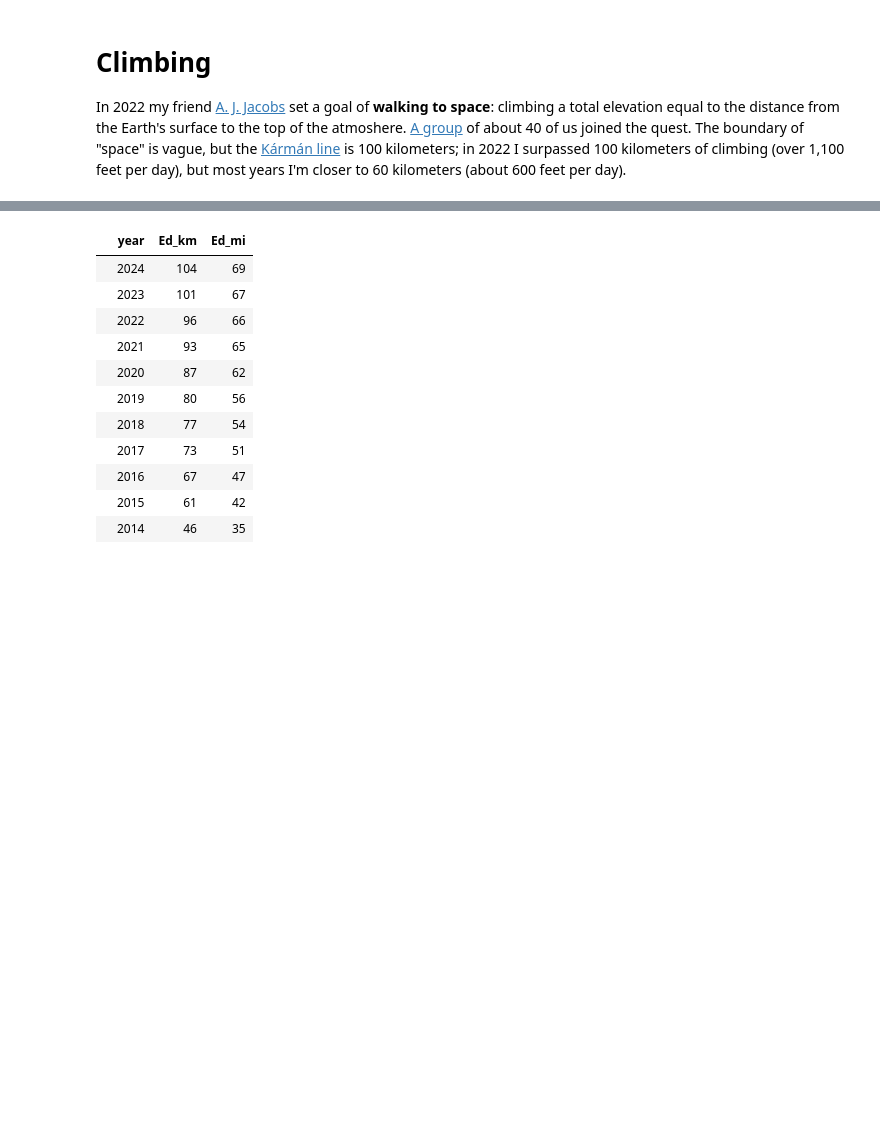
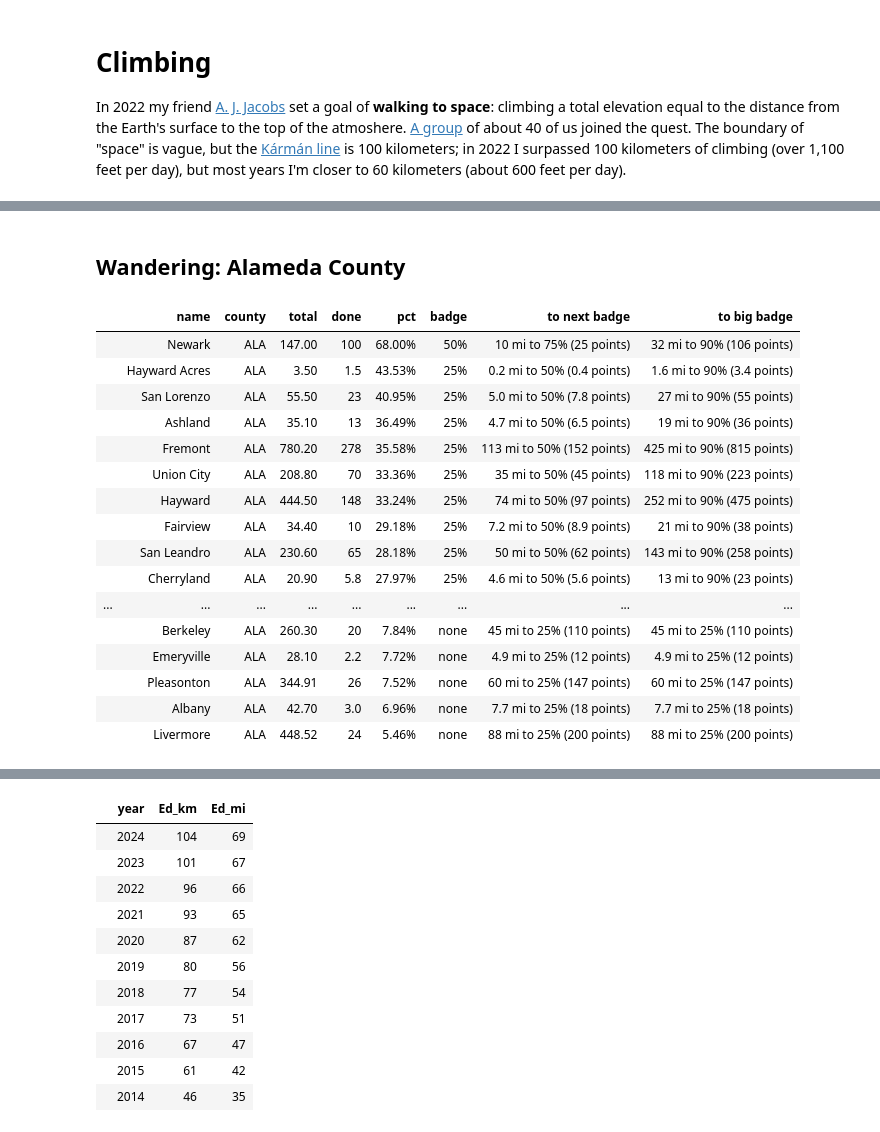
Before and after one commit to norvig/pytudes, a Jupyter notebook: ipynb/Bike-Stats.ipynb, the cells around one changed output, grey strips where cells are left out. Saved outputs shown, nothing was run; the diff lists cells and outputs as text; code cells hidden in the pictures; blank space fills up the shorter version.

```diff
--- a/ipynb/Bike-Stats.ipynb
+++ b/ipynb/Bike-Stats.ipynb
@@ -125,0 +170,22 @@ small_places
+# %% [markdown]
+## Wandering: Alameda County
+# %%
+wandrer(county='ALA')
+# %% [output]
+|  | name | county | total | done | pct | badge | to next badge | to big badge |
+|  | Newark | ALA | 147.00 | 100 | 68.00% | 50% | 10 mi to 75% (25 points) | 32 mi to 90% (106 points) |
+|  | Hayward Acres | ALA | 3.50 | 1.5 | 43.53% | 25% | 0.2 mi to 50% (0.4 points) | 1.6 mi to 90% (3.4 points) |
+|  | San Lorenzo | ALA | 55.50 | 23 | 40.95% | 25% | 5.0 mi to 50% (7.8 points) | 27 mi to 90% (55 points) |
+|  | Ashland | ALA | 35.10 | 13 | 36.49% | 25% | 4.7 mi to 50% (6.5 points) | 19 mi to 90% (36 points) |
+|  | Fremont | ALA | 780.20 | 278 | 35.58% | 25% | 113 mi to 50% (152 points) | 425 mi to 90% (815 points) |
+|  | Union City | ALA | 208.80 | 70 | 33.36% | 25% | 35 mi to 50% (45 points) | 118 mi to 90% (223 points) |
+|  | Hayward | ALA | 444.50 | 148 | 33.24% | 25% | 74 mi to 50% (97 points) | 252 mi to 90% (475 points) |
+|  | Fairview | ALA | 34.40 | 10 | 29.18% | 25% | 7.2 mi to 50% (8.9 points) | 21 mi to 90% (38 points) |
+|  | San Leandro | ALA | 230.60 | 65 | 28.18% | 25% | 50 mi to 50% (62 points) | 143 mi to 90% (258 points) |
+|  | Cherryland | ALA | 20.90 | 5.8 | 27.97% | 25% | 4.6 mi to 50% (5.6 points) | 13 mi to 90% (23 points) |
+| ... | ... | ... | ... | ... | ... | ... | ... | ... |
+|  | Berkeley | ALA | 260.30 | 20 | 7.84% | none | 45 mi to 25% (110 points) | 45 mi to 25% (110 points) |
+|  | Emeryville | ALA | 28.10 | 2.2 | 7.72% | none | 4.9 mi to 25% (12 points) | 4.9 mi to 25% (12 points) |
+|  | Pleasonton | ALA | 344.91 | 26 | 7.52% | none | 60 mi to 25% (147 points) | 60 mi to 25% (147 points) |
+|  | Albany | ALA | 42.70 | 3.0 | 6.96% | none | 7.7 mi to 25% (18 points) | 7.7 mi to 25% (18 points) |
+|  | Livermore | ALA | 448.52 | 24 | 5.46% | none | 88 mi to 25% (200 points) | 88 mi to 25% (200 points) |
```
Also changed, not shown: parts of 28 cells of this notebook, 5 other files.
